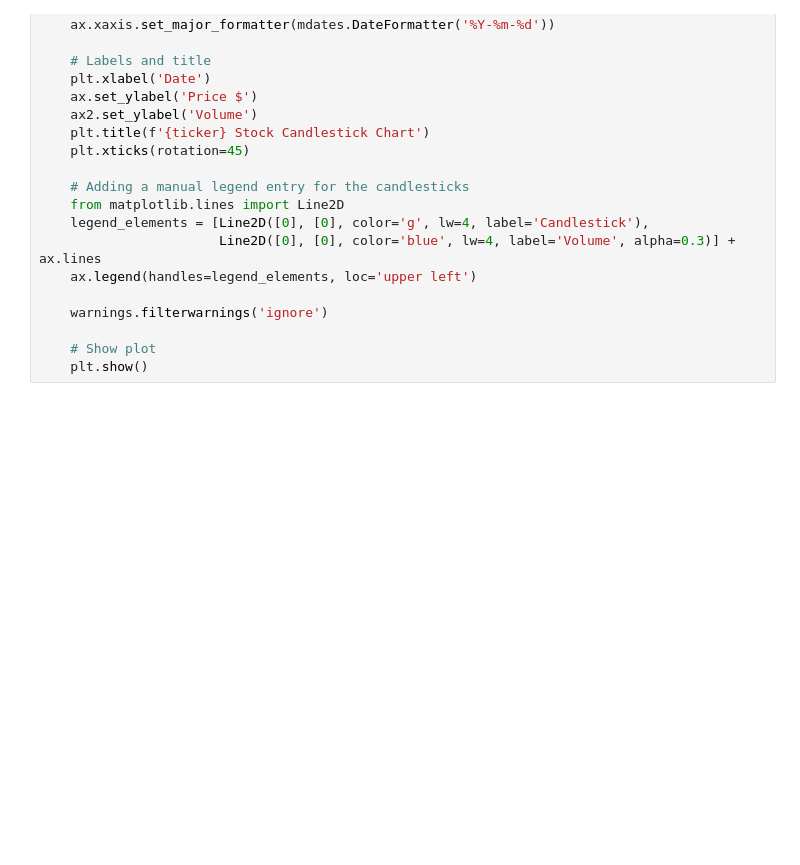
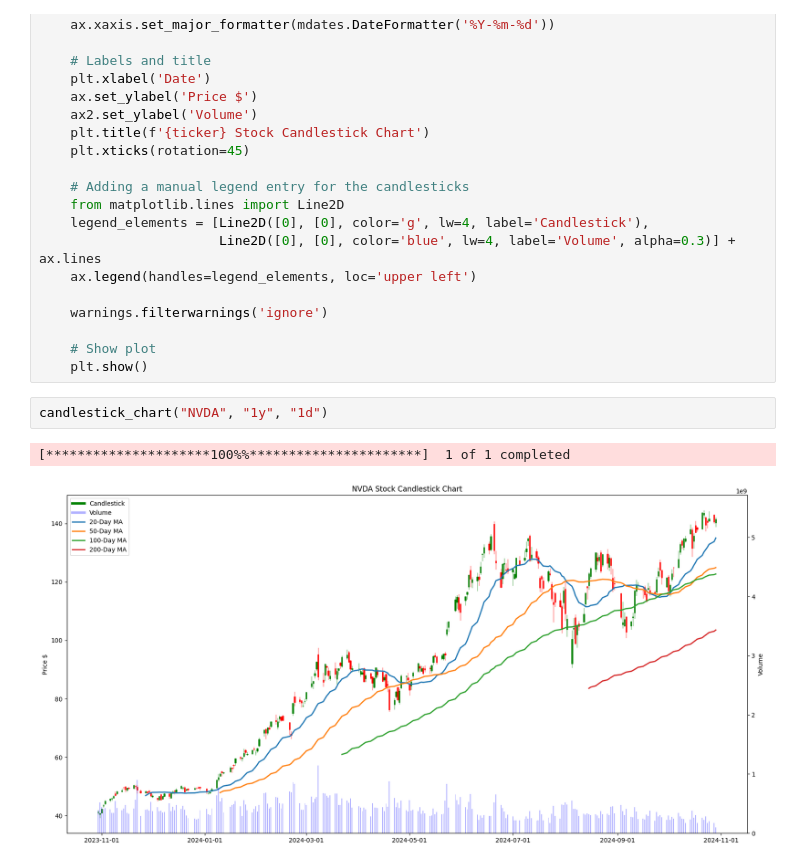
Before and after one commit to bearnest21/Stock-Candlestick-Chart, a Jupyter notebook: candlestick_chart.ipynb, the cells around one changed output. Drawn from its saved outputs; the diff is of its cells as text; blank space fills up the shorter version.

```diff
--- a/candlestick_chart.ipynb
+++ b/candlestick_chart.ipynb
@@ -66,3 +66,8 @@ def candlestick_chart(ticker, period, interval):
 
     # Show plot
     plt.show()
+# %%
+candlestick_chart("NVDA", "1y", "1d")
+# %% [output]
+[*********************100%%**********************]  1 of 1 completed
+[figure, added]
```
